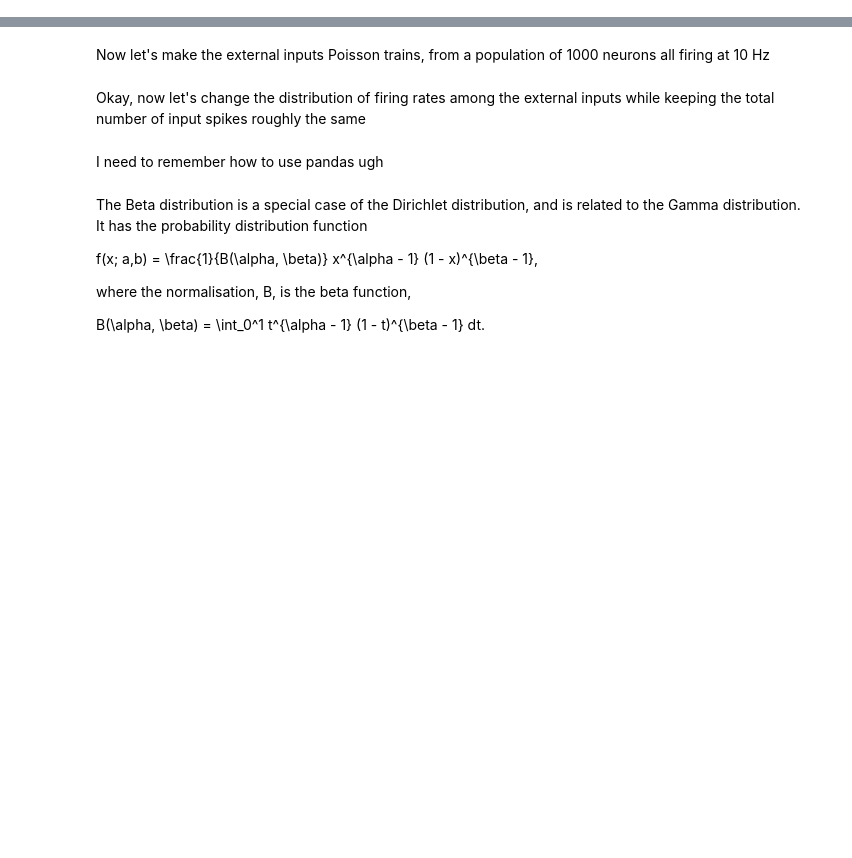
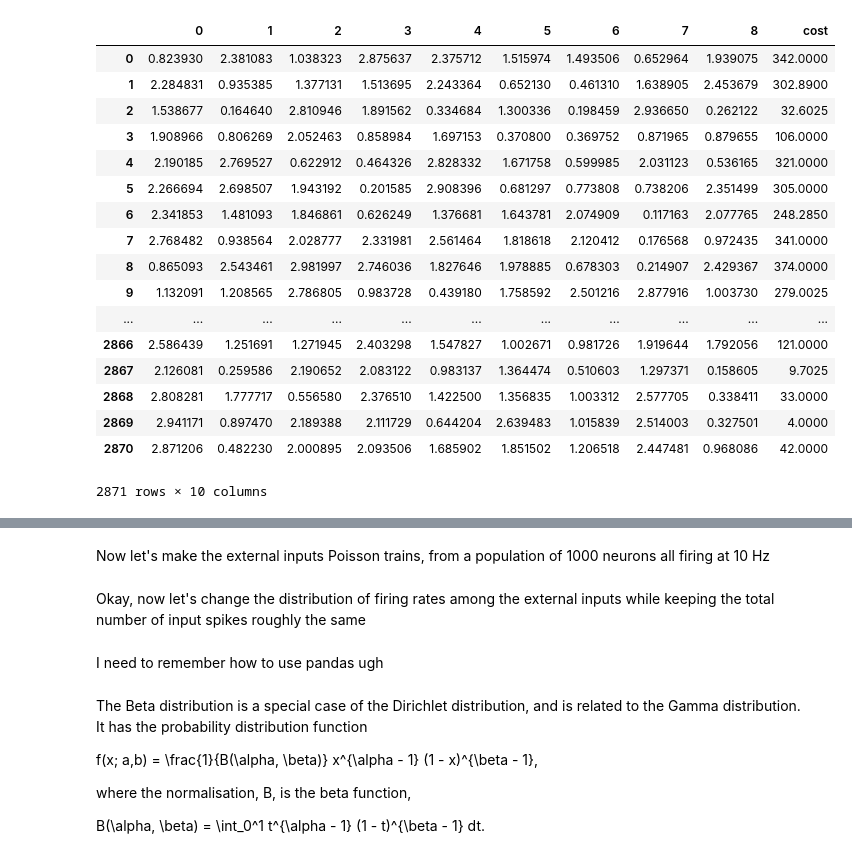
Before and after one commit to ANaka/dh_model, a Jupyter notebook: dh_model_rate_fitting.ipynb, the cells around one changed output, grey strips where cells are left out. Drawn from its saved outputs; the diff is of its cells as text; code cells hidden in the pictures; blank space fills up the shorter version.

Commit message:
rate fitting working on preliminary basis

```diff
--- a/dh_model_rate_fitting.ipynb
+++ b/dh_model_rate_fitting.ipynb
@@ -170,0 +275,7 @@ defaultclock.dt = sim_dt
+# %%
+global beta_
+global rates_
+global cost_
+beta_ = []
+rates_ = []
+cost_ = []
@@ -275 +437,23 @@ res = op.differential_evolution(func = run_network,bounds = bounds,
+# %%
+df = pd.DataFrame(np.stack(beta_))
+df['cost'] = np.array(cost_)
+# %% [output]
+|  | 0 | 1 | 2 | 3 | 4 | 5 | 6 | 7 | 8 | cost |
+| 0 | 0.823930 | 2.381083 | 1.038323 | 2.875637 | 2.375712 | 1.515974 | 1.493506 | 0.652964 | 1.939075 | 342.0000 |
+| 1 | 2.284831 | 0.935385 | 1.377131 | 1.513695 | 2.243364 | 0.652130 | 0.461310 | 1.638905 | 2.453679 | 302.8900 |
+| 2 | 1.538677 | 0.164640 | 2.810946 | 1.891562 | 0.334684 | 1.300336 | 0.198459 | 2.936650 | 0.262122 | 32.6025 |
+| 3 | 1.908966 | 0.806269 | 2.052463 | 0.858984 | 1.697153 | 0.370800 | 0.369752 | 0.871965 | 0.879655 | 106.0000 |
+| 4 | 2.190185 | 2.769527 | 0.622912 | 0.464326 | 2.828332 | 1.671758 | 0.599985 | 2.031123 | 0.536165 | 321.0000 |
+| 5 | 2.266694 | 2.698507 | 1.943192 | 0.201585 | 2.908396 | 0.681297 | 0.773808 | 0.738206 | 2.351499 | 305.0000 |
+| 6 | 2.341853 | 1.481093 | 1.846861 | 0.626249 | 1.376681 | 1.643781 | 2.074909 | 0.117163 | 2.077765 | 248.2850 |
+| 7 | 2.768482 | 0.938564 | 2.028777 | 2.331981 | 2.561464 | 1.818618 | 2.120412 | 0.176568 | 0.972435 | 341.0000 |
+| 8 | 0.865093 | 2.543461 | 2.981997 | 2.746036 | 1.827646 | 1.978885 | 0.678303 | 0.214907 | 2.429367 | 374.0000 |
+| 9 | 1.132091 | 1.208565 | 2.786805 | 0.983728 | 0.439180 | 1.758592 | 2.501216 | 2.877916 | 1.003730 | 279.0025 |
+| ... | ... | ... | ... | ... | ... | ... | ... | ... | ... | ... |
+| 2866 | 2.586439 | 1.251691 | 1.271945 | 2.403298 | 1.547827 | 1.002671 | 0.981726 | 1.919644 | 1.792056 | 121.0000 |
+| 2867 | 2.126081 | 0.259586 | 2.190652 | 2.083122 | 0.983137 | 1.364474 | 0.510603 | 1.297371 | 0.158605 | 9.7025 |
+| 2868 | 2.808281 | 1.777717 | 0.556580 | 2.376510 | 1.422500 | 1.356835 | 1.003312 | 2.577705 | 0.338411 | 33.0000 |
+| 2869 | 2.941171 | 0.897470 | 2.189388 | 2.111729 | 0.644204 | 2.639483 | 1.015839 | 2.514003 | 0.327501 | 4.0000 |
+| 2870 | 2.871206 | 0.482230 | 2.000895 | 2.093506 | 1.685902 | 1.851502 | 1.206518 | 2.447481 | 0.968086 | 42.0000 |
+2871 rows × 10 columns
 # %%
```
Also changed, not shown: parts of 26 cells of this notebook, 1 other file.
